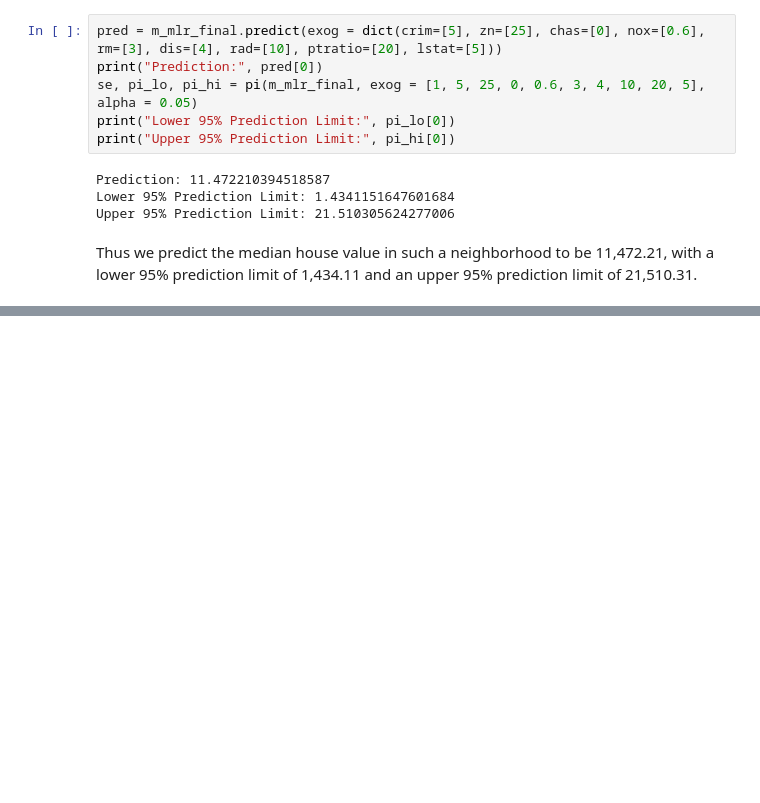
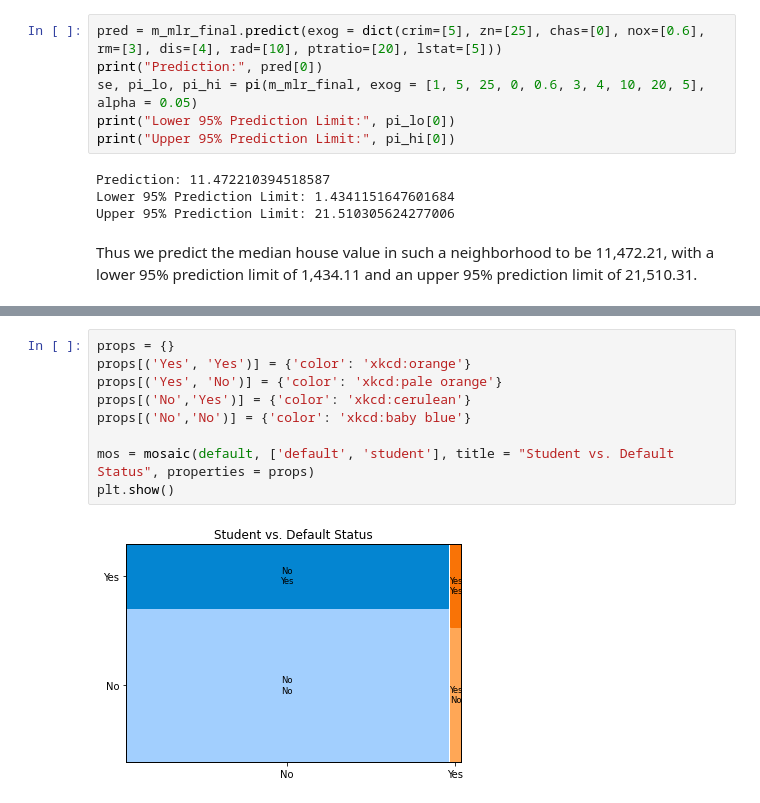
Before and after one commit to ssc-datascience/pythonjupyter_wshop2021, a Jupyter notebook: ssc2021_workshop_regressions.ipynb, the cells around one changed output, grey strips where cells are left out. Cells and saved outputs as stored; diff of their text form; blank space fills up the shorter version.

```diff
--- a/ssc2021_workshop_regressions.ipynb
+++ b/ssc2021_workshop_regressions.ipynb
@@ -524,0 +615,11 @@ Thus we predict the median house value in such a neighborhood to be 11,472.21, w
+# %%
+props = {}
+props[('Yes', 'Yes')] = {'color': 'xkcd:orange'}
+props[('Yes', 'No')] = {'color': 'xkcd:pale orange'}
+props[('No','Yes')] = {'color': 'xkcd:cerulean'}
+props[('No','No')] = {'color': 'xkcd:baby blue'}
+
+mos = mosaic(default, ['default', 'student'], title = "Student vs. Default Status", properties = props)
+plt.show()
+# %% [output]
+[figure, added]
```
Also changed, not shown: parts of 28 cells of this notebook.
